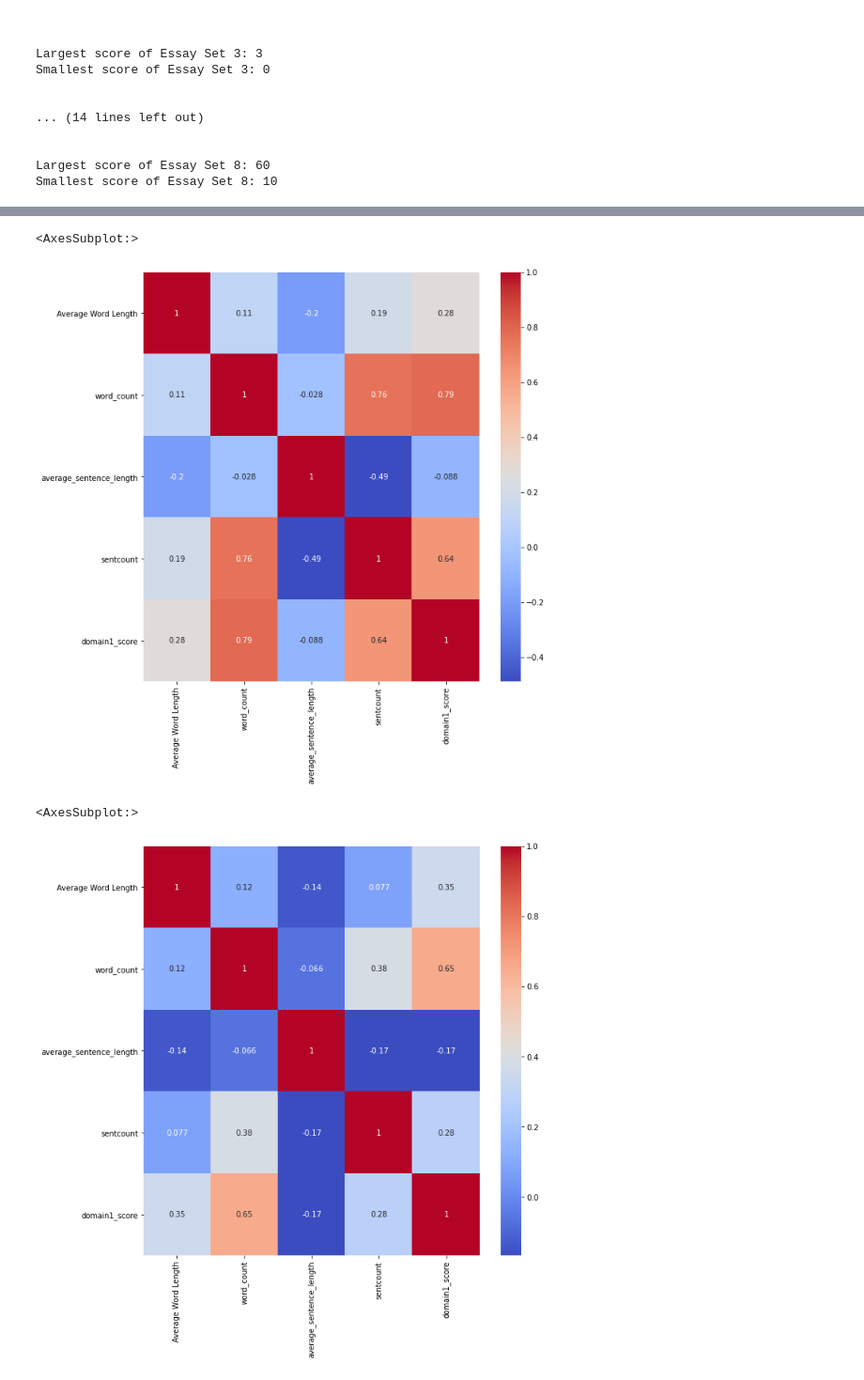
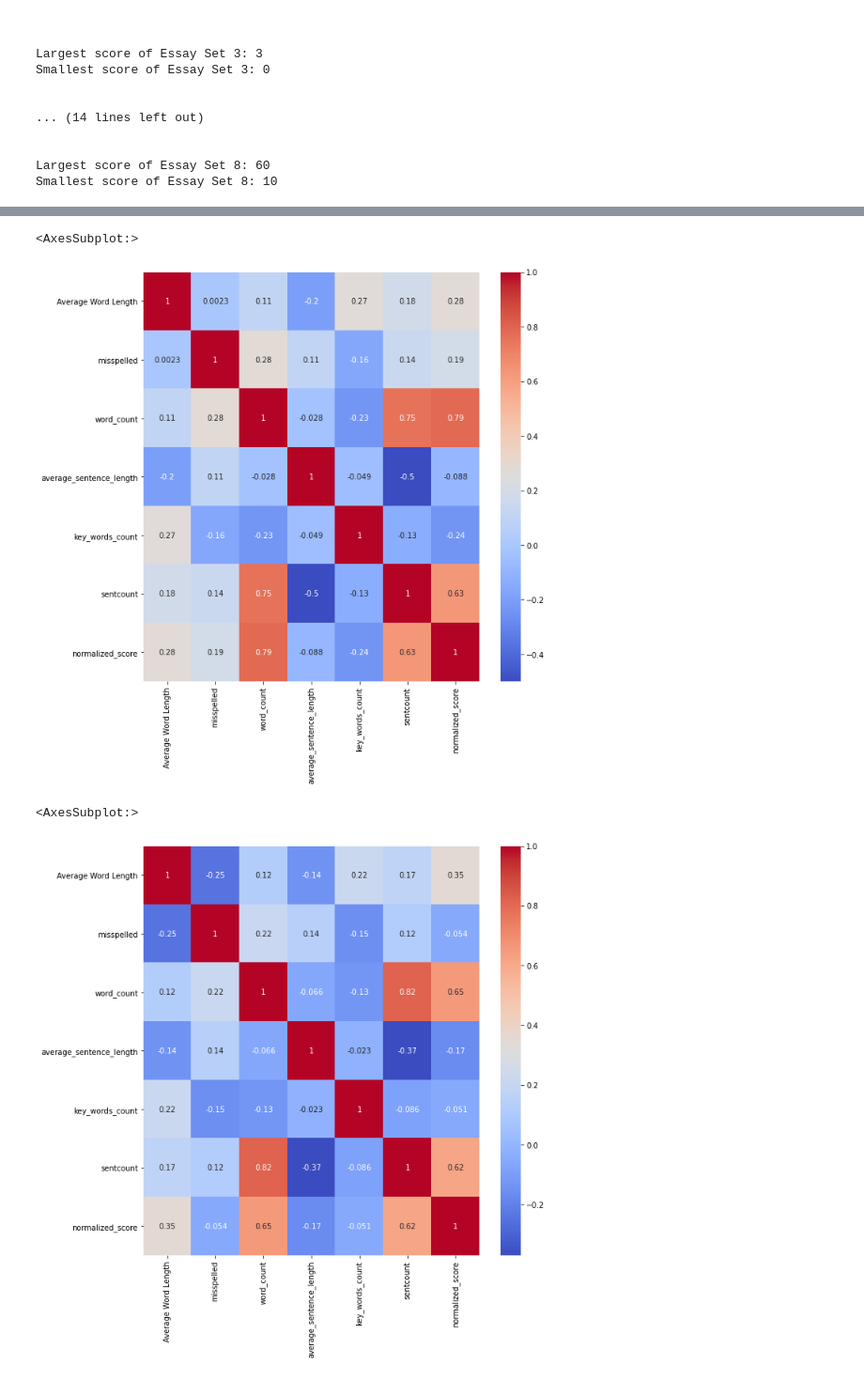
Before and after one commit to Nazarshia2889/AutomatedEssayGrader, a Jupyter notebook: essaygrader/data exploration/DataExploration.ipynb, the cells around one changed output, grey strips where cells are left out. Shown at 94% size. Saved outputs shown, nothing was run; the diff lists cells and outputs as text; code cells hidden in the pictures.

```diff
--- a/essaygrader/data exploration/DataExploration.ipynb
+++ b/essaygrader/data exploration/DataExploration.ipynb
@@ -127,17 +128,17 @@ sns.heatmap(corr, cmap='coolwarm', annot=True)
 # %%
-prelim1 = essay_set_1[['Average Word Length', 'word_count', 'average_sentence_length', 'sentcount', 'domain1_score']]
+prelim1 = essay_set_1[['Average Word Length', 'misspelled', 'word_count', 'average_sentence_length', 'key_words_count', 'sentcount', 'normalized_score']]
 corr = prelim1.corr()
 plt.figure(figsize=(10, 10))
 sns.heatmap(corr, cmap='coolwarm', annot=True)
 # %% [output]
 <AxesSubplot:>
-[figure, old version]
+[figure, new version]
 # %%
-prelim2 = essay_set_2[['Average Word Length', 'word_count', 'average_sentence_length', 'sentcount', 'domain1_score']]
+prelim2 = essay_set_2[['Average Word Length', 'misspelled', 'word_count', 'average_sentence_length', 'key_words_count', 'sentcount', 'normalized_score']]
 corr = prelim2.corr()
 plt.figure(figsize=(10, 10))
 sns.heatmap(corr, cmap='coolwarm', annot=True)
 # %% [output]
 <AxesSubplot:>
-[figure, old version]
+[figure, new version]
 # %%
```
Also changed, not shown: parts of 8 cells of this notebook.
